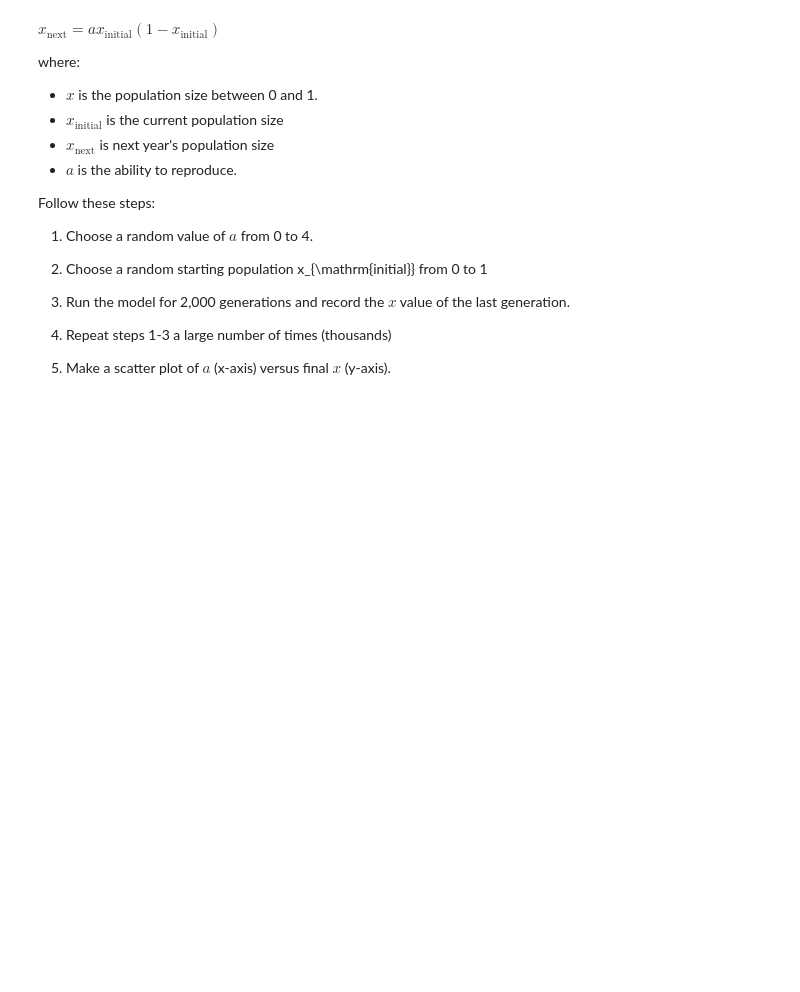
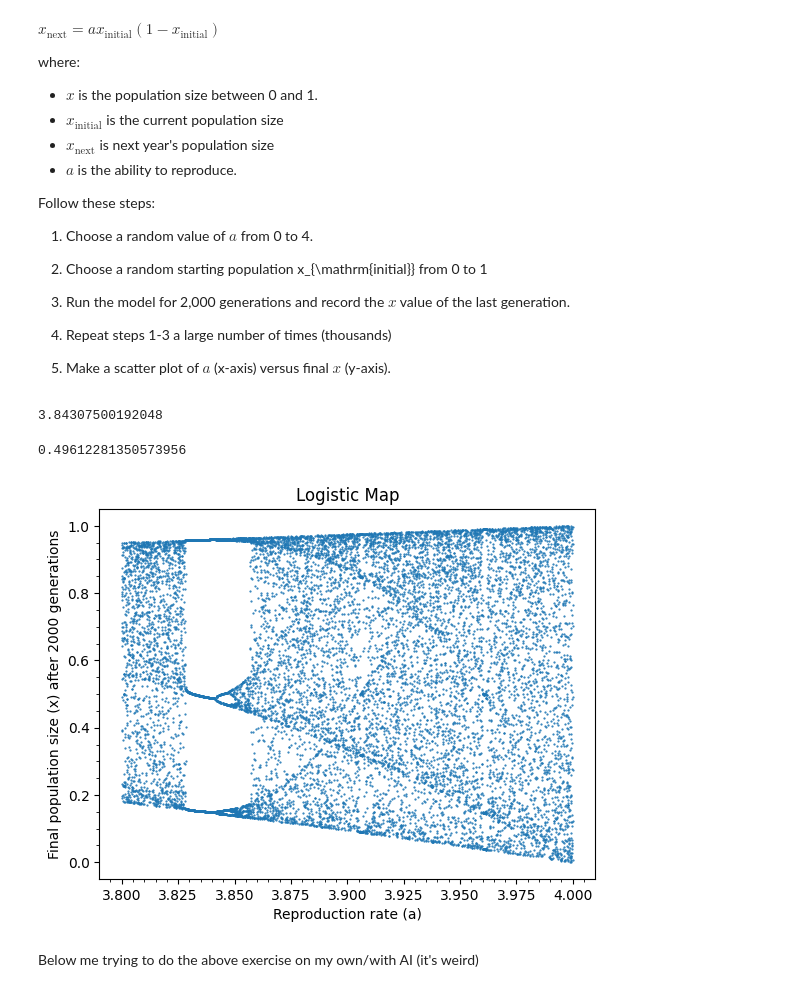
Before and after one commit to miajags/EMSC2010-W9-global-modelling, a Jupyter notebook: EMSC2010_W9_L1_NB2_population_modelling.ipynb, the cells around one changed output. Drawn from its saved outputs; the diff is of its cells as text; code cells hidden in the pictures; blank space fills up the shorter version.

```diff
--- a/EMSC2010_W9_L1_NB2_population_modelling.ipynb
+++ b/EMSC2010_W9_L1_NB2_population_modelling.ipynb
@@ -175,4 +175,34 @@ Follow these steps:
 4. Repeat steps 1-3 a large number of times (thousands)
 
 5. Make a scatter plot of $a$ (x-axis) versus final $x$ (y-axis).
+# %%
+#With dave
+a_out = []
+x_out = []
+for cat in range(20000): #big loop in the loop, 2000 generations modelled e.g. 10 times
+  a = np.random.rand()*0.3+3.8 #random number between 3.3 and 3.8
+  a_out.append(a) #records values of a in a_out
+  x = np.random.rand() #random starting/initial population
+  for i in range (2000): #loop 2 thousand times
+    x = a*x*(1-x)#logistic model equation, saved as x
+  x_out.append(x) #records final value after 2000 generations of x in x_out
+# %%
+a
+# %% [output]
+3.84307500192048
+# %%
+x
+# %% [output]
+0.49612281350573956
+# %%
+plt.scatter(a_out, x_out, s=0.3)
+plt.title ('Logistic Map')
+plt.xlabel ('Reproduction rate (a)')
+plt.ylabel ('Final population size (x) after 2000 generations')
+plt.minorticks_on()
+plt.show()
+# %% [output]
+[figure, added]
+# %% [markdown]
+Below me trying to do the above exercise on my own/with AI (it's weird)
 # %%
```
Also changed, not shown: parts of 3 cells of this notebook.
